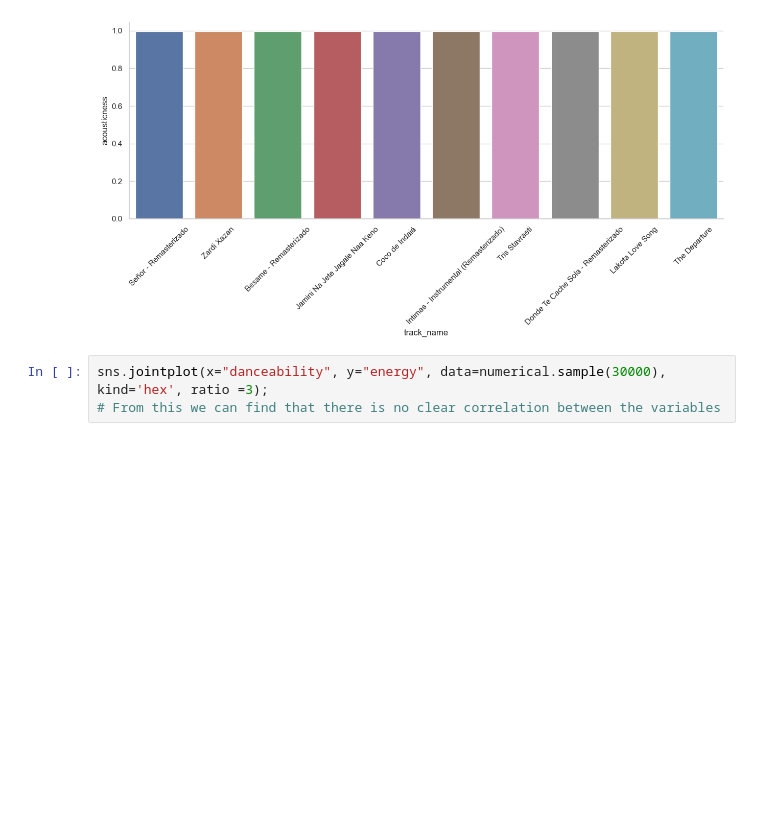
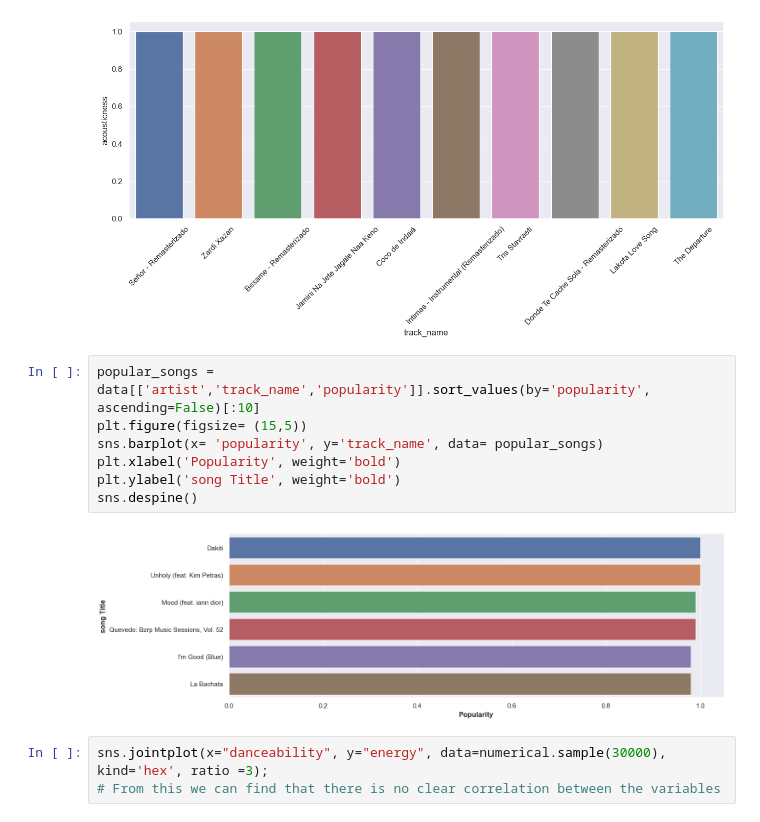
Before and after one commit to keerthivasan721/Spotify-Music-Recommedation-system, a Jupyter notebook: data_preprocess.ipynb, the cells around one changed output. Drawn from its saved outputs; the diff is of its cells as text; blank space fills up the shorter version.

```diff
--- a/data_preprocess.ipynb
+++ b/data_preprocess.ipynb
@@ -324,6 +324,15 @@ sns.despine()
 #These songs are acoustic
 # %% [output]
 [figure]
+# %%
+popular_songs = data[['artist','track_name','popularity']].sort_values(by='popularity', ascending=False)[:10]
+plt.figure(figsize= (15,5))
+sns.barplot(x= 'popularity', y='track_name', data= popular_songs)
+plt.xlabel('Popularity', weight='bold')
+plt.ylabel('song Title', weight='bold')
+sns.despine()
+# %% [output]
+[figure, added]
 # %%
 sns.jointplot(x="danceability", y="energy", data=numerical.sample(30000), kind='hex', ratio =3);
 # From this we can find that there is no clear correlation between the variables
```
